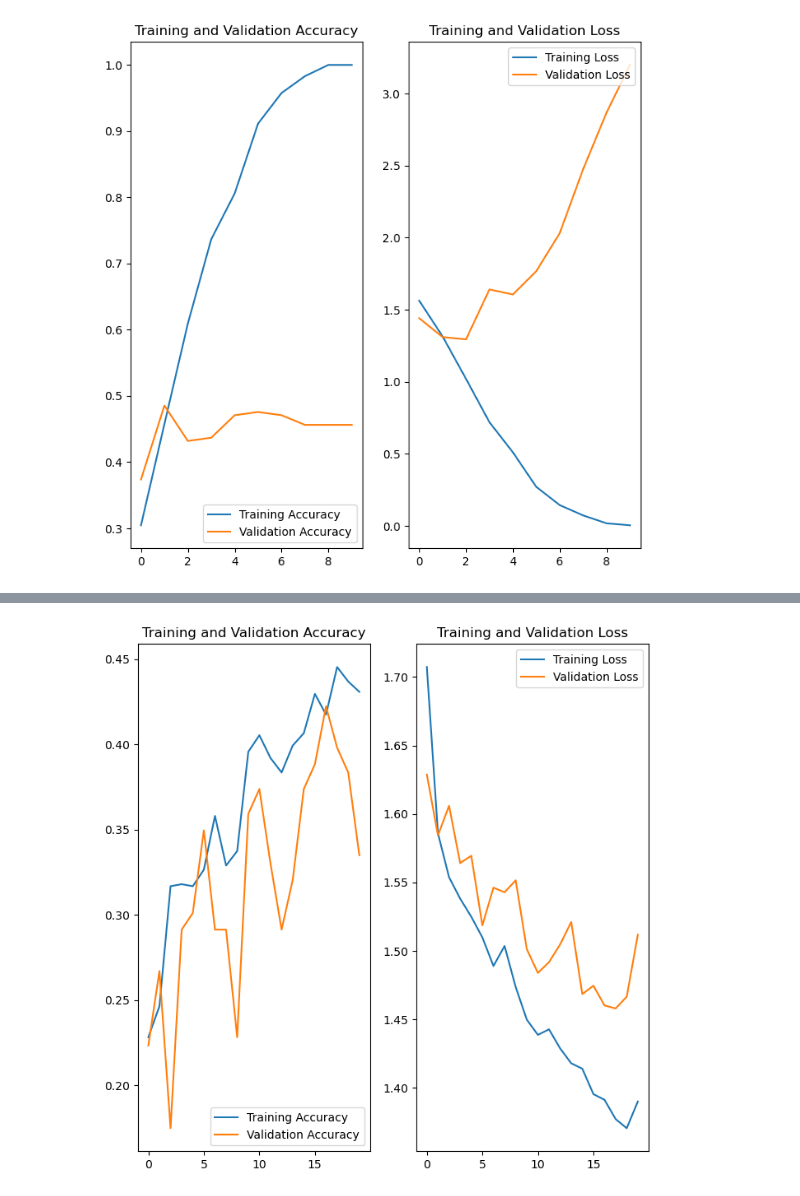
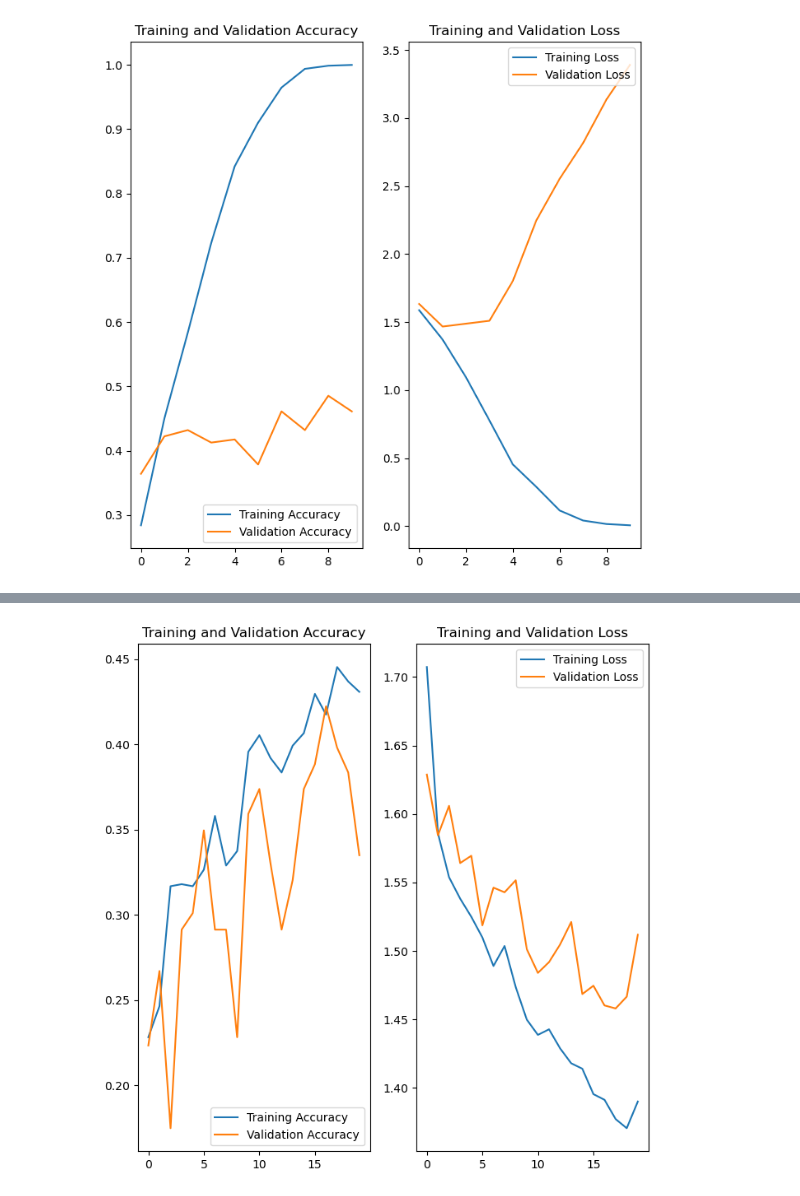
Before and after one commit to Patrick-Kariuki/data-science-project, a Jupyter notebook: First_Model.ipynb, the cells around one changed output, grey strips where cells are left out. Saved outputs shown, nothing was run; the diff lists cells and outputs as text; code cells hidden in the pictures.

Commit message:
Final version of first three models

```diff
--- a/First_Model.ipynb
+++ b/First_Model.ipynb
@@ -42,17 +138,17 @@ images = np.array(images)
 # %%
 # Split data into training and testing sets
-X_train, X_test, y_train, y_test = train_test_split(images, labels, test_size=0.2, random_state=42)
+X_train_2, X_test_2, y_train_2, y_test_2 = train_test_split(images_C, labels_C, test_size=0.2, random_state=42)
 
 # Normalize pixel values to be between 0 and 1
-X_train = X_train.astype('float32') / 255.0
-X_test = X_test.astype('float32') / 255.0
+X_train_2 = X_train_2.astype('float32') / 255.0
+X_test_2 = X_test_2.astype('float32') / 255.0
 
 # Convert labels to categorical one-hot encoding
-y_train = to_categorical(y_train)
-y_test = to_categorical(y_test)
+y_train_2 = to_categorical(y_train_2)
+y_test_2 = to_categorical(y_test_2)
 
 # Define the model
-model = Sequential([
+model_2 = Sequential([
     Conv2D(32, (3, 3), activation='relu', input_shape=(100, 100, 3)),
     MaxPooling2D((2, 2)),
     Conv2D(64, (3, 3), activation='relu'),
@@ -64,13 +160,13 @@ model = Sequential([
 ])
 
 # Compile the model
-model.compile(optimizer='adam', loss='categorical_crossentropy', metrics=['accuracy'])
+model_2.compile(optimizer='adam', loss='categorical_crossentropy', metrics=['accuracy'])
 
 # Train the model
-history = model.fit(X_train, y_train, epochs=10, batch_size=32, validation_data=(X_test, y_test))
+history_2 = model_2.fit(X_train_2, y_train_2, epochs=10, batch_size=32, validation_data=(X_test_2, y_test_2))
 
 # Evaluate the model
-loss, accuracy = model.evaluate(X_test, y_test)
-print(f'Loss: {loss}, Accuracy: {accuracy}')
+loss_2, accuracy_2 = model_1.evaluate(X_test_2, y_test_2)
+print(f'Loss: {loss_2}, Accuracy: {accuracy_2}')
 # %% [output]
 Epoch 1/10
@@ -95,27 +189,27 @@ Loss: 3.1986277103424072, Accuracy: 0.4563106894493103
 # %%
-acc = history.history['accuracy']
-val_acc = history.history['val_accuracy']
+acc_2 = history_2.history['accuracy']
+val_acc_2 = history_2.history['val_accuracy']
 
-loss = history.history['loss']
-val_loss = history.history['val_loss']
+loss_2 = history_2.history['loss']
+val_loss_2 = history_2.history['val_loss']
 
-epochs_range = range(10)
+epochs_range_2 = range(10)
 
 plt.figure(figsize=(8, 8))
 plt.subplot(1, 2, 1)
-plt.plot(epochs_range, acc, label='Training Accuracy')
-plt.plot(epochs_range, val_acc, label='Validation Accuracy')
+plt.plot(epochs_range_2, acc_2, label='Training Accuracy')
+plt.plot(epochs_range_2, val_acc_2, label='Validation Accuracy')
 plt.legend(loc='lower right')
 plt.title('Training and Validation Accuracy')
 
 plt.subplot(1, 2, 2)
-plt.plot(epochs_range, loss, label='Training Loss')
-plt.plot(epochs_range, val_loss, label='Validation Loss')
+plt.plot(epochs_range_2, loss_2, label='Training Loss')
+plt.plot(epochs_range_2, val_loss_2, label='Validation Loss')
 plt.legend(loc='upper right')
 plt.title('Training and Validation Loss')
 plt.show()
 # %% [output]
-[figure, old version]
+[figure, new version]
 # %%
 # Load the ResNet-50 model with pre-trained ImageNet weights
 base_model = ResNet50(weights='imagenet', include_top=False)
```
Also changed, not shown: parts of 10 cells of this notebook.
